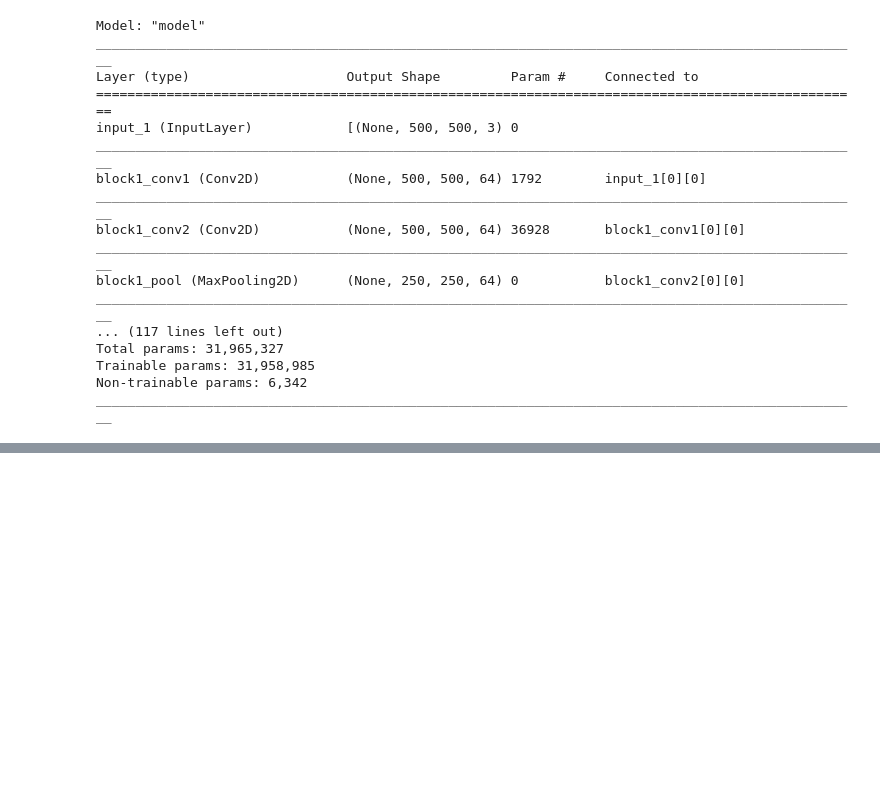
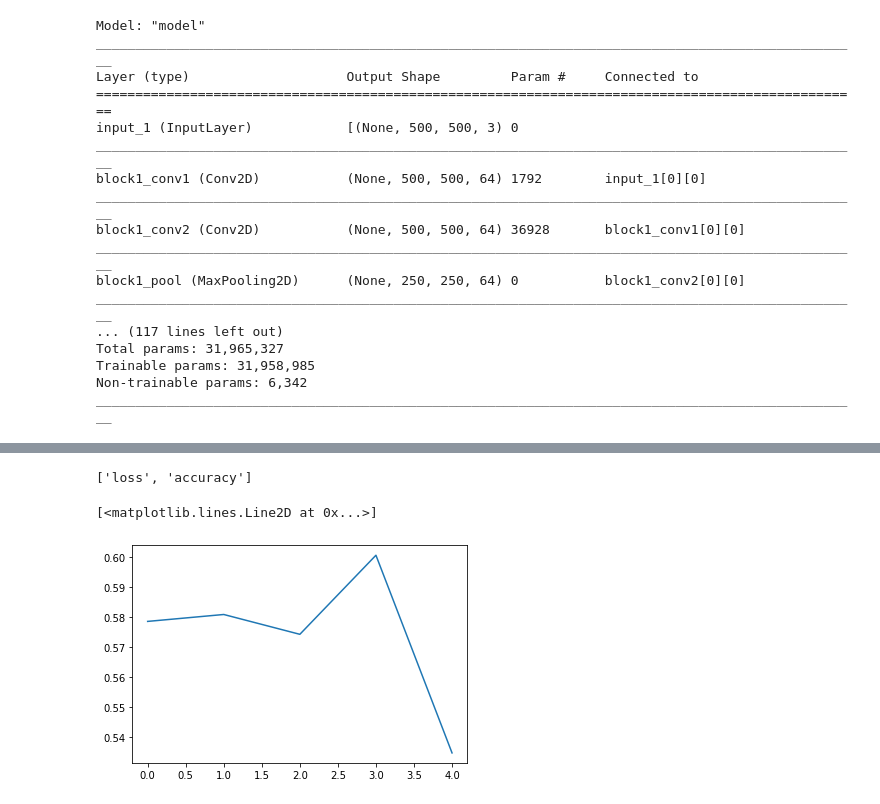
Before and after one commit to ddvdahlin/water-land-data, a Jupyter notebook: TLtest/ShorelineDetection/TLtest.ipynb, the cells around one changed output, grey strips where cells are left out. Saved outputs shown, nothing was run; the diff lists cells and outputs as text; code cells hidden in the pictures; blank space fills up the shorter version.

```diff
--- a/TLtest/ShorelineDetection/TLtest.ipynb
+++ b/TLtest/ShorelineDetection/TLtest.ipynb
@@ -325,0 +425,10 @@ TransferLearningModel = load_model('model_TL_UNET.h5')
+# %%
+TransferLearningModel.metrics_names
+# %% [output]
+['loss', 'accuracy']
+# %%
+results.history['accuracy']
+plt.plot(results.history['accuracy'])
+# %% [output]
+[<matplotlib.lines.Line2D at 0x...>]
+[figure, added]
```
Also changed, not shown: parts of 57 cells of this notebook.
